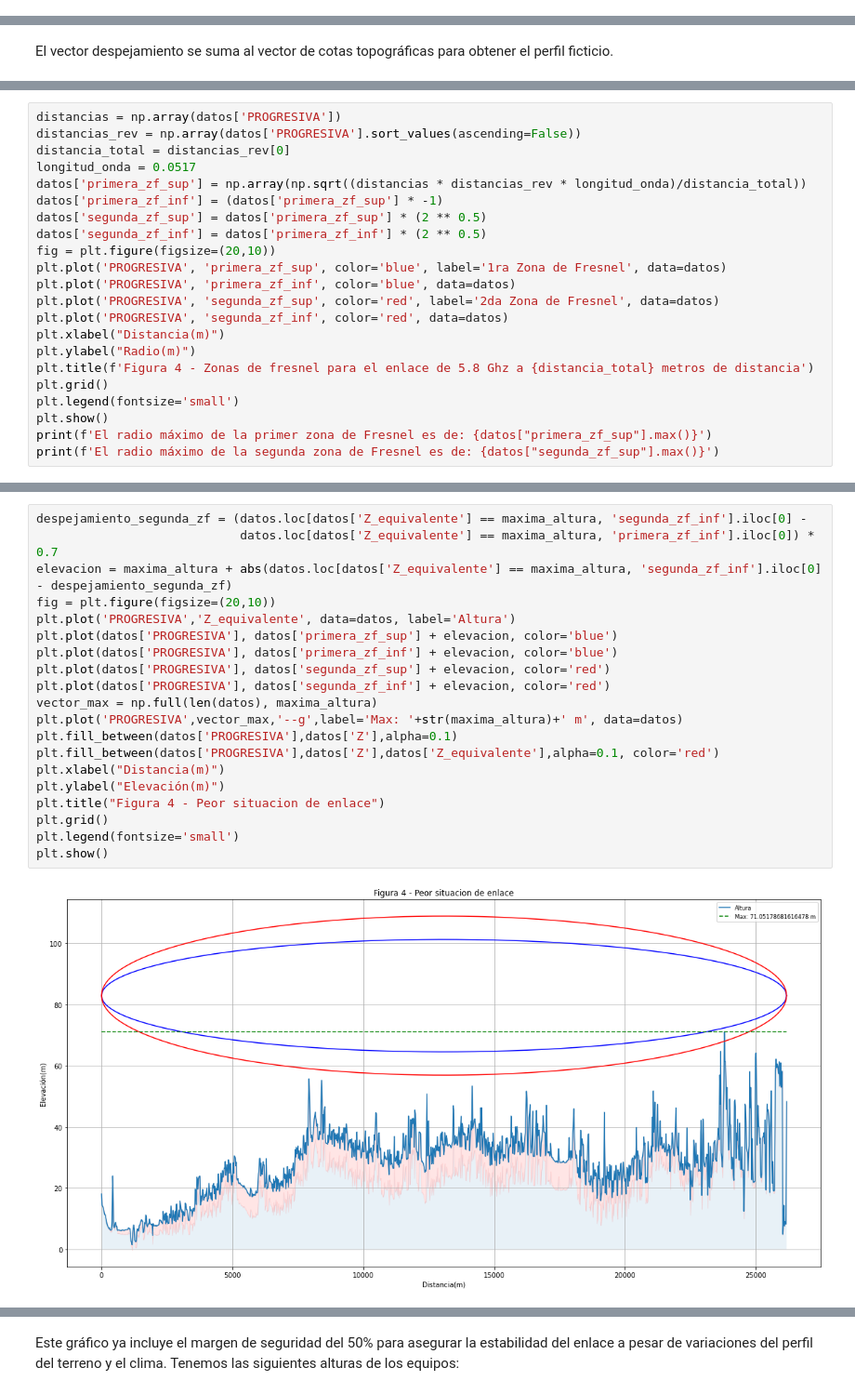
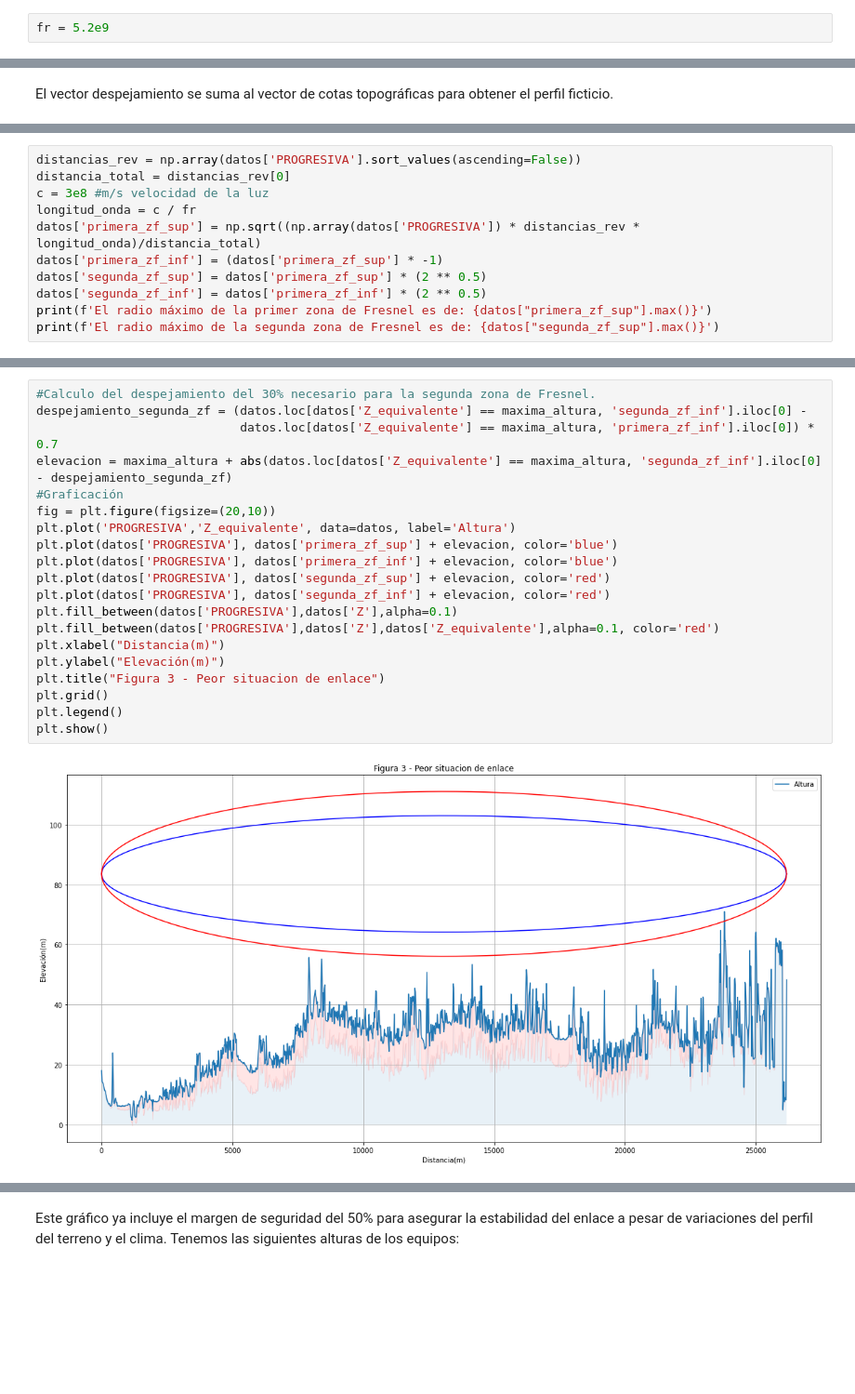
Before and after one commit to carlosmgc2003/calculo_enlace, a Jupyter notebook: tp_calculo_enlace.ipynb, the cells around one changed output, grey strips where cells are left out. Shown at 93% size. Saved outputs shown, nothing was run; the diff lists cells and outputs as text; blank space fills up the shorter version.

```diff
--- a/tp_calculo_enlace.ipynb
+++ b/tp_calculo_enlace.ipynb
@@ -97 +116,3 @@ Dado el perfil topográfico del enlace directo (Figura 2) no se considera necesa
+# %%
+fr = 5.2e9
 # %% [markdown]
@@ -178,23 +198,12 @@ Donde la zona sombreada en color rojo representa la variación causada por $f(x)
 # %%
-distancias = np.array(datos['PROGRESIVA'])
 distancias_rev = np.array(datos['PROGRESIVA'].sort_values(ascending=False))
 distancia_total = distancias_rev[0]
-longitud_onda = 0.0517
-datos['primera_zf_sup'] = np.array(np.sqrt((distancias * distancias_rev * longitud_onda)/distancia_total))
+c = 3e8 #m/s velocidad de la luz
+longitud_onda = c / fr
+datos['primera_zf_sup'] = np.sqrt((np.array(datos['PROGRESIVA']) * distancias_rev * longitud_onda)/distancia_total)
 datos['primera_zf_inf'] = (datos['primera_zf_sup'] * -1)
 datos['segunda_zf_sup'] = datos['primera_zf_sup'] * (2 ** 0.5)
 datos['segunda_zf_inf'] = datos['primera_zf_inf'] * (2 ** 0.5)
-fig = plt.figure(figsize=(20,10))
-plt.plot('PROGRESIVA', 'primera_zf_sup', color='blue', label='1ra Zona de Fresnel', data=datos)
-plt.plot('PROGRESIVA', 'primera_zf_inf', color='blue', data=datos)
-plt.plot('PROGRESIVA', 'segunda_zf_sup', color='red', label='2da Zona de Fresnel', data=datos)
-plt.plot('PROGRESIVA', 'segunda_zf_inf', color='red', data=datos)
-plt.xlabel("Distancia(m)")
-plt.ylabel("Radio(m)")
-plt.title(f'Figura 4 - Zonas de fresnel para el enlace de 5.8 Ghz a {distancia_total} metros de distancia')
-plt.grid()
-plt.legend(fontsize='small')
-plt.show()
 print(f'El radio máximo de la primer zona de Fresnel es de: {datos["primera_zf_sup"].max()}')
 print(f'El radio máximo de la segunda zona de Fresnel es de: {datos["segunda_zf_sup"].max()}')
 # %% [output]
@@ -208,24 +217,24 @@ de la R1 y 30% de la R2 despejada.
 # %%
+#Calculo del despejamiento del 30% necesario para la segunda zona de Fresnel.
 despejamiento_segunda_zf = (datos.loc[datos['Z_equivalente'] == maxima_altura, 'segunda_zf_inf'].iloc[0] -
                             datos.loc[datos['Z_equivalente'] == maxima_altura, 'primera_zf_inf'].iloc[0]) * 0.7
 elevacion = maxima_altura + abs(datos.loc[datos['Z_equivalente'] == maxima_altura, 'segunda_zf_inf'].iloc[0]  - despejamiento_segunda_zf)
+#Graficación
 fig = plt.figure(figsize=(20,10))
 plt.plot('PROGRESIVA','Z_equivalente', data=datos, label='Altura')
 plt.plot(datos['PROGRESIVA'], datos['primera_zf_sup'] + elevacion, color='blue')
 plt.plot(datos['PROGRESIVA'], datos['primera_zf_inf'] + elevacion, color='blue')
 plt.plot(datos['PROGRESIVA'], datos['segunda_zf_sup'] + elevacion, color='red')
 plt.plot(datos['PROGRESIVA'], datos['segunda_zf_inf'] + elevacion, color='red')
-vector_max = np.full(len(datos), maxima_altura)
-plt.plot('PROGRESIVA',vector_max,'--g',label='Max: '+str(maxima_altura)+' m', data=datos)
 plt.fill_between(datos['PROGRESIVA'],datos['Z'],alpha=0.1)
 plt.fill_between(datos['PROGRESIVA'],datos['Z'],datos['Z_equivalente'],alpha=0.1, color='red')
 plt.xlabel("Distancia(m)")
 plt.ylabel("Elevación(m)")
-plt.title("Figura 4 - Peor situacion de enlace")
+plt.title("Figura 3 - Peor situacion de enlace")
 plt.grid()
-plt.legend(fontsize='small')
+plt.legend()
 plt.show()
 # %% [output]
-[figure, old version]
+[figure, new version]
 # %% [markdown]
 Esta ubicación de los equipos es poco conveniente debido a la gran altura que debe tener una de las torres, situación que
```
Also changed, not shown: parts of 25 cells of this notebook.
